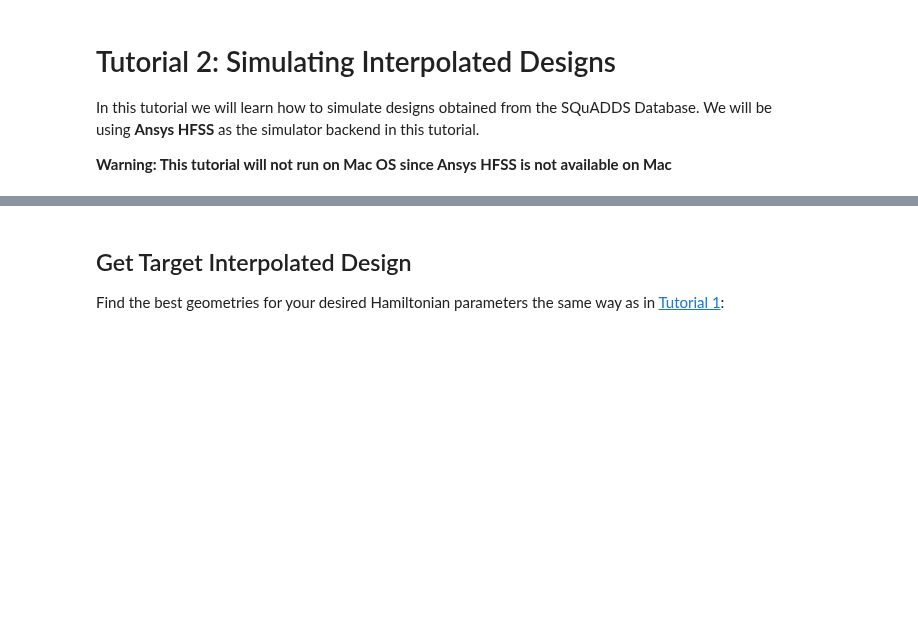
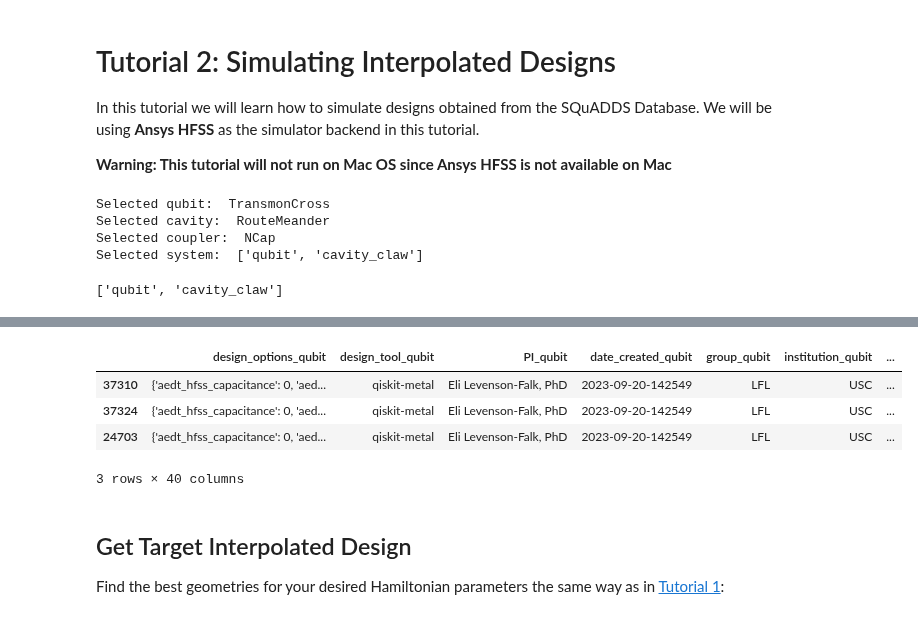
Before and after one commit to LFL-Lab/SQuADDS, a Jupyter notebook: tutorials/Tutorial-2_Simulate_interpolated_designs.ipynb, the cells around one changed output, grey strips where cells are left out. Cells and saved outputs as stored; diff of their text form; code cells hidden in the pictures; blank space fills up the shorter version.

```diff
--- a/tutorials/Tutorial-2_Simulate_interpolated_designs.ipynb
+++ b/tutorials/Tutorial-2_Simulate_interpolated_designs.ipynb
@@ -7,3 +7,19 @@ In this tutorial we will learn how to simulate designs obtained from the SQuADDS
 # %%
 %load_ext autoreload
 %autoreload 2
+# %%
+from squadds import SQuADDS_DB
+
+db = SQuADDS_DB()
+db.select_system(["qubit","cavity_claw"])
+db.select_qubit("TransmonCross")
+db.select_cavity_claw("RouteMeander")
+db.select_coupler("NCap")
+db.show_selections()
+df = db.create_system_df()
+# df
+# %% [output]
+Selected qubit:  TransmonCross
+Selected cavity:  RouteMeander
+Selected coupler:  NCap
+Selected system:  ['qubit', 'cavity_claw']
@@ -9,0 +28,21 @@ In this tutorial we will learn how to simulate designs obtained from the SQuADDS
+# %%
+analyzer = Analyzer(db)
+# %%
+analyzer.selected_system
+# %% [output]
+['qubit', 'cavity_claw']
+# %%
+target_params = {
+                "qubit_frequency_GHz": 4,
+                "cavity_frequency_GHz": 6.2,
+                "kappa_kHz": 5,
+                "resonator_type":"half",
+                "anharmonicity_MHz": -200,
+                "g_MHz": 70}
+# %%
+results = analyzer.find_closest(target_params=target_params,
+                                       num_top=3,
+                                       metric="Euclidean",
+                                       display=True)
+results
+# %% [output]
@@ -10,3 +51,8 @@ In this tutorial we will learn how to simulate designs obtained from the SQuADDS
+|  | design_options_qubit | design_tool_qubit | PI_qubit | date_created_qubit | group_qubit | institution_qubit | ... |
+| 37310 | {'aedt_hfss_capacitance': 0, 'aed... | qiskit-metal | Eli Levenson-Falk, PhD | 2023-09-20-142549 | LFL | USC | ... |
+| 37324 | {'aedt_hfss_capacitance': 0, 'aed... | qiskit-metal | Eli Levenson-Falk, PhD | 2023-09-20-142549 | LFL | USC | ... |
+| 24703 | {'aedt_hfss_capacitance': 0, 'aed... | qiskit-metal | Eli Levenson-Falk, PhD | 2023-09-20-142549 | LFL | USC | ... |
+3 rows × 40 columns
 # %% [markdown]
 ## Get Target Interpolated Design
 Find the best geometries for your desired Hamiltonian parameters the same way as in [Tutorial 1](https://lfl-lab.github.io/SQuADDS/source/tutorials/Tutorial-1_Getting_Started_with_SQuADDS.html#Making-Systems-out-of-Circuit-QED-Elements):
```
Also changed, not shown: parts of 25 cells of this notebook.
